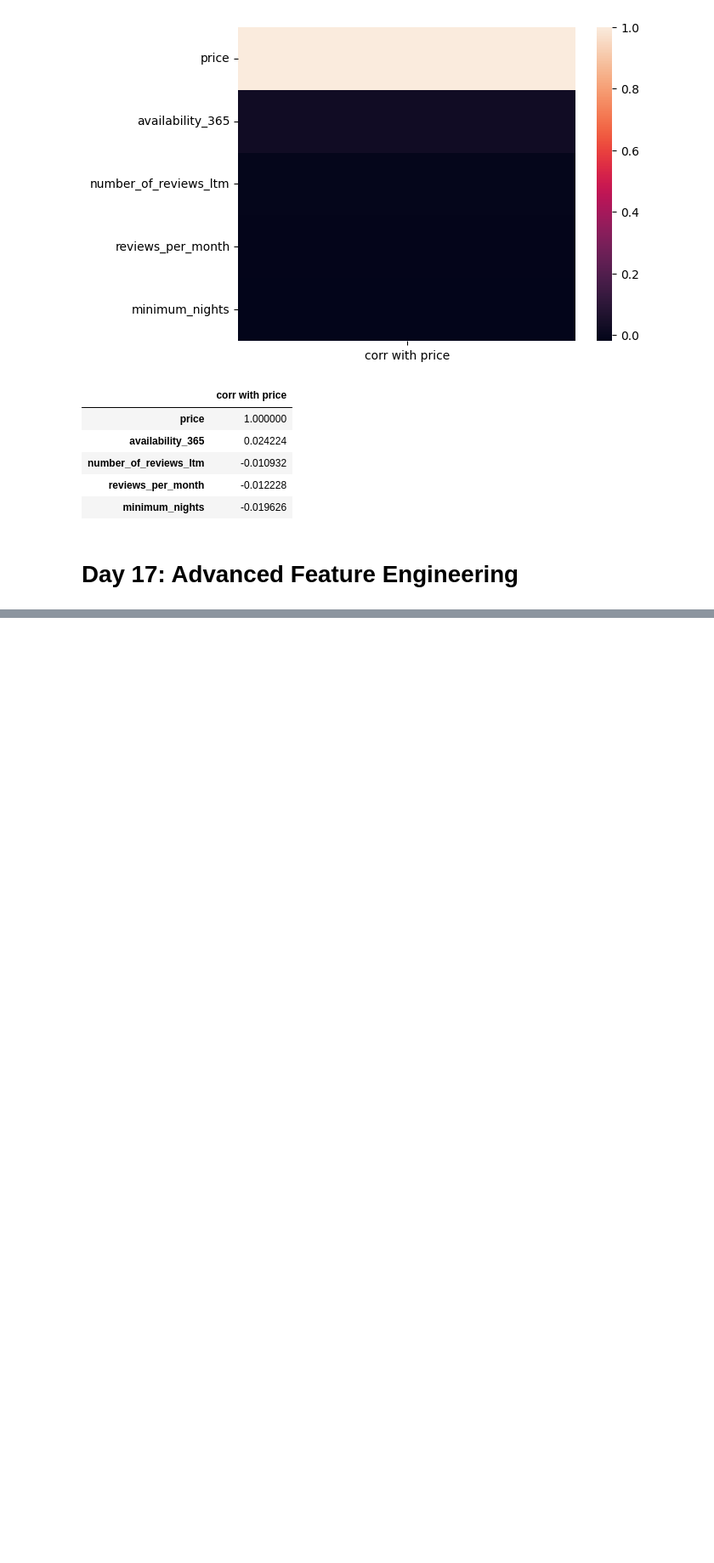
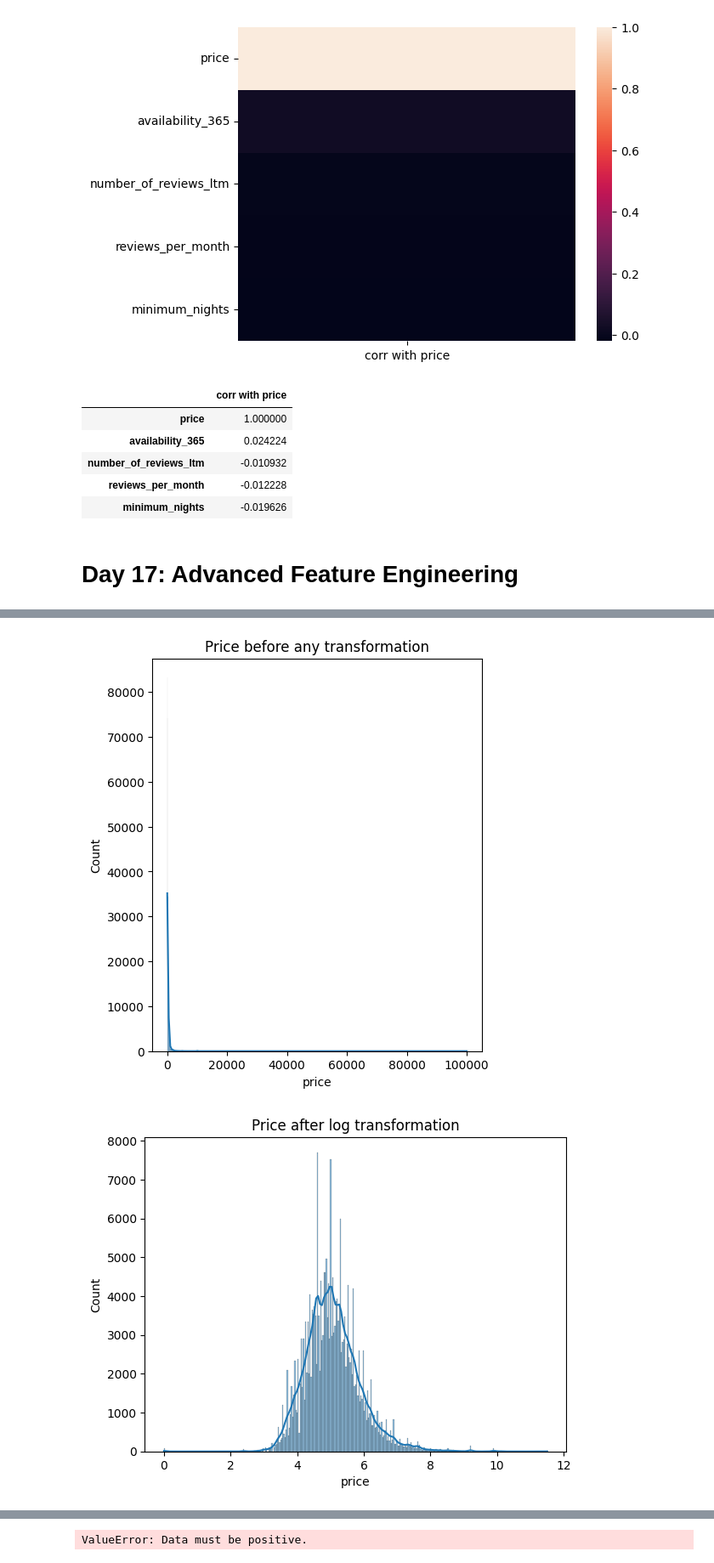
Before and after one commit to Rashmisharma0101/Python-Basics, a Jupyter notebook: Python-practice1month-24oct.ipynb, the cells around one changed output, grey strips where cells are left out. Shown at 85% size. Saved outputs shown, nothing was run; the diff lists cells and outputs as text; code cells hidden in the pictures; blank space fills up the shorter version.

```diff
--- a/Python-practice1month-24oct.ipynb
+++ b/Python-practice1month-24oct.ipynb
@@ -1815,0 +1856,21 @@ corr_df
+# %%
+# Apply np.log1p(), np.sqrt(), and Box-Cox (scipy.stats.boxcox) to a skewed variable and compare histograms.
+import seaborn as sns
+import matplotlib.pyplot as plt
+import scipy
+import numpy as np
+plt.figure(figsize = (5,6))
+sns.histplot(df['price'], kde  = True)
+plt.title('Price before any transformation')
+plt.show()
+
+sns.histplot(np.log1p(df['price']), kde  = True)
+plt.title('Price after log transformation')
+plt.show()
+
+sns.histplot(np.sqrt(df['price']), kde  = True)
+plt.title('Price after sqrt transformation')
+plt.show()
+# %% [output]
+[figure, added]
+[figure, added]
@@ -1815,0 +1878 @@ corr_df
+ValueError: Data must be positive.
```
Also changed, not shown: parts of 19 cells of this notebook.
